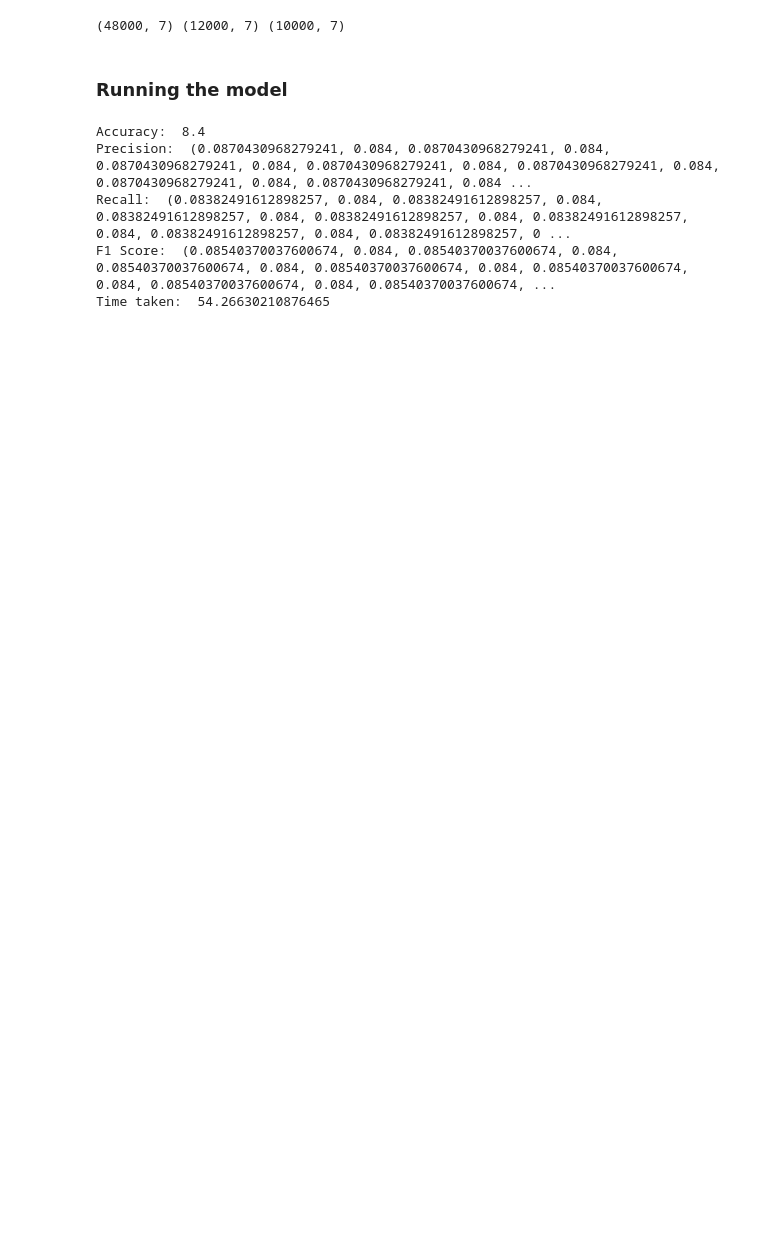
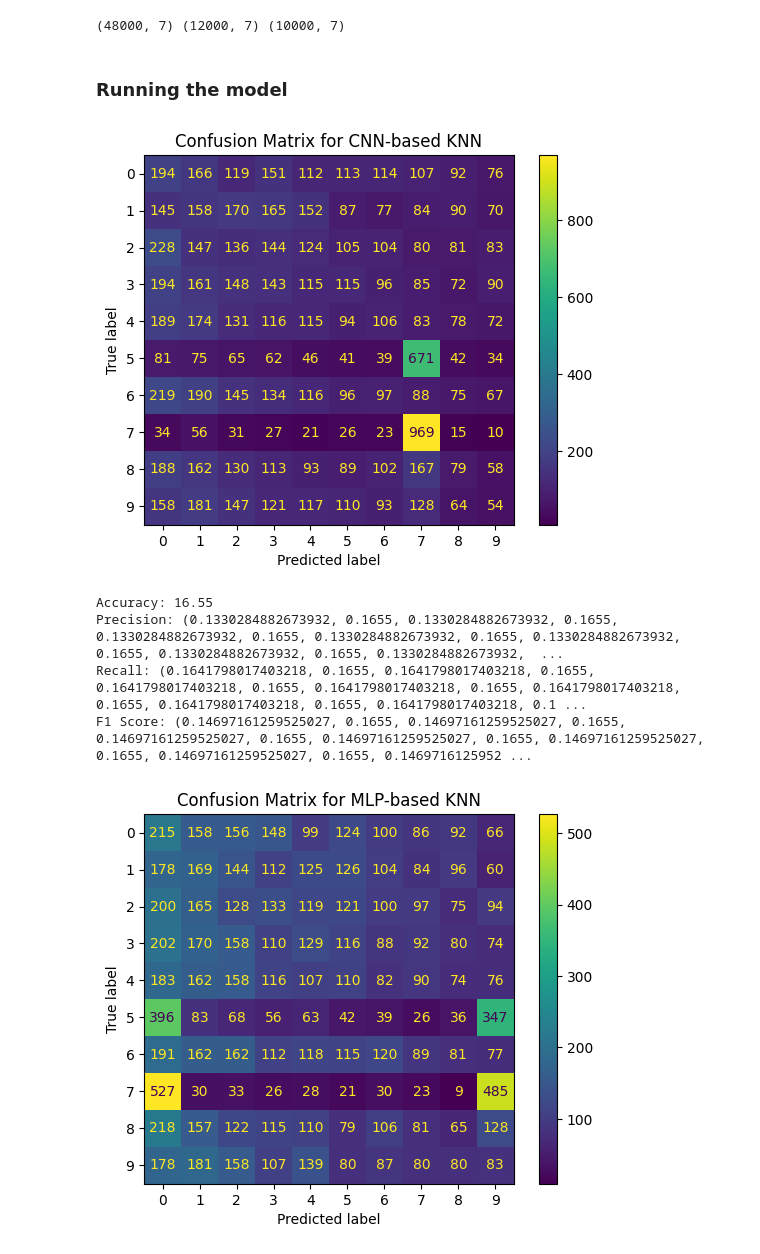
Before and after one commit to SohamVaishnav/smai-m24-assignments-SohamVaishnav, a Jupyter notebook: assignments/4/AutoEncoder.ipynb, the cells around one changed output. Drawn from its saved outputs; the diff is of its cells as text; code cells hidden in the pictures; blank space fills up the shorter version.

```diff
--- a/assignments/4/AutoEncoder.ipynb
+++ b/assignments/4/AutoEncoder.ipynb
@@ -430,7 +980,22 @@ print(X_test_pca.shape)
 #### Using CNN Autoencoder
 # %%
 X = []
-model = cnn_autoencoder.CnnAutoencoder()
+config = {
+    'in_channels': 1,
+    'encoder_layers': [
+        (16, 3, 2, 1),
+        (11, 3, 2, 1),
+        (7, 7, 1, 0)
+    ],
+    'decoder_layers': [
+        (11, 7, 1, 0, 0),
+        (16, 3, 2, 1, 1),
+        (1, 3, 2, 1, 1)
+    ],
+    'lr': 0.001,
+    'activation': 'relu'
+}
+model = cnn_autoencoder.CnnAutoencoder(config)
 
 for images, _ in train_loader:
     X.append(images)
@@ -473,7 +1038,7 @@ config['learning_rate'] = 0.01
 config['epochs'] = 5
 config['activations'] = 'relu'
 config['batch_size'] = 256
-config['layers'] = [256, 7, 256, 784]
+config['layers'] = [128, 7, 128, 784]
 config['loss'] = 'mse'
 config['optimizer'] = 'sgd'
 mlp_ae = auto_encoder.AutoEncoder(config)
@@ -527,39 +1092,50 @@ print(X_train_mlp.shape, X_val_mlp.shape, X_test_mlp.shape)
 # %%
 from models.knn.knn import *
 import time
+from sklearn.metrics import confusion_matrix, ConfusionMatrixDisplay
 
 X_train_cnn = pd.DataFrame(X_train_cnn)
 X_val_cnn = pd.DataFrame(X_val_cnn)
 X_test_cnn = pd.DataFrame(X_test_cnn)
 
 X_train_pca = pd.DataFrame(X_train_pca)
 X_val_pca = pd.DataFrame(X_val_pca)
 X_test_pca = pd.DataFrame(X_test_pca)
 
 X_train_mlp = pd.DataFrame(X_train_mlp)
 X_val_mlp = pd.DataFrame(X_val_mlp)
 X_test_mlp = pd.DataFrame(X_test_mlp)
 
 train_labels = pd.DataFrame(train_labels)
 val_labels = pd.DataFrame(val_labels)
 test_labels = pd.DataFrame(test_labels)
 
-knn = KNN()
-time_start = time.time()
-knn.fit(X_train_mlp, train_labels)
-knn.SetNumNeighbors(15)
-knn.SetDistMetric('l1')
-knn.FindDistances(X_val_mlp, 'optimised')
-y_pred, acc, prec, recall, f1 = knn.predict(X_val_mlp, val_labels)
-time_end = time.time()
-print("Accuracy: ", acc)
-print("Precision: ", prec)
-print("Recall: ", recall)
-print("F1 Score: ", f1)
-print("Time taken: ", time_end - time_start)
+def fit_predict_confusion(X_train, X_val, train_labels, val_labels, title):
+    knn = KNN()
+    knn.fit(X_train, train_labels)
+    knn.SetNumNeighbors(15)
+    knn.SetDistMetric('l1')
+    knn.FindDistances(X_val, 'optimised')
+    y_pred, acc, prec, recall, f1 = knn.predict(X_val, val_labels)
+
+    cm = confusion_matrix(val_labels, y_pred)
+    disp = ConfusionMatrixDisplay(confusion_matrix=cm)
+    disp.plot()
+    plt.title(title)
+    plt.show()
+
+    print(f"Accuracy: {acc}")
+    print(f"Precision: {prec}")
+    print(f"Recall: {recall}")
+    print(f"F1 Score: {f1}")
+
+fit_predict_confusion(X_train_cnn, X_test_cnn, train_labels, test_labels, "Confusion Matrix for CNN-based KNN")
+fit_predict_confusion(X_train_mlp, X_test_mlp, train_labels, test_labels, "Confusion Matrix for MLP-based KNN")
+fit_predict_confusion(X_train_pca, X_test_pca, train_labels, test_labels, "Confusion Matrix for PCA-based KNN")
 # %% [output]
+[figure, added]
-Accuracy:  8.4
-Precision:  (0.0870430968279241, 0.084, 0.0870430968279241, 0.084, 0.0870430968279241, 0.084, 0.0870430968279241, 0.084, 0.0870430968279241, 0.084, 0.0870430968279241, 0.084, 0.0870430968279241, 0.084 ...
-Recall:  (0.08382491612898257, 0.084, 0.08382491612898257, 0.084, 0.08382491612898257, 0.084, 0.08382491612898257, 0.084, 0.08382491612898257, 0.084, 0.08382491612898257, 0.084, 0.08382491612898257, 0 ...
-F1 Score:  (0.08540370037600674, 0.084, 0.08540370037600674, 0.084, 0.08540370037600674, 0.084, 0.08540370037600674, 0.084, 0.08540370037600674, 0.084, 0.08540370037600674, 0.084, 0.08540370037600674, ...
-Time taken:  54.26630210876465
+Accuracy: 16.55
+Precision: (0.1330284882673932, 0.1655, 0.1330284882673932, 0.1655, 0.1330284882673932, 0.1655, 0.1330284882673932, 0.1655, 0.1330284882673932, 0.1655, 0.1330284882673932, 0.1655, 0.1330284882673932,  ...
+Recall: (0.1641798017403218, 0.1655, 0.1641798017403218, 0.1655, 0.1641798017403218, 0.1655, 0.1641798017403218, 0.1655, 0.1641798017403218, 0.1655, 0.1641798017403218, 0.1655, 0.1641798017403218, 0.1 ...
+F1 Score: (0.14697161259525027, 0.1655, 0.14697161259525027, 0.1655, 0.14697161259525027, 0.1655, 0.14697161259525027, 0.1655, 0.14697161259525027, 0.1655, 0.14697161259525027, 0.1655, 0.1469716125952 ...
+[figure, added]
```
Also changed, not shown: parts of 17 cells of this notebook.
